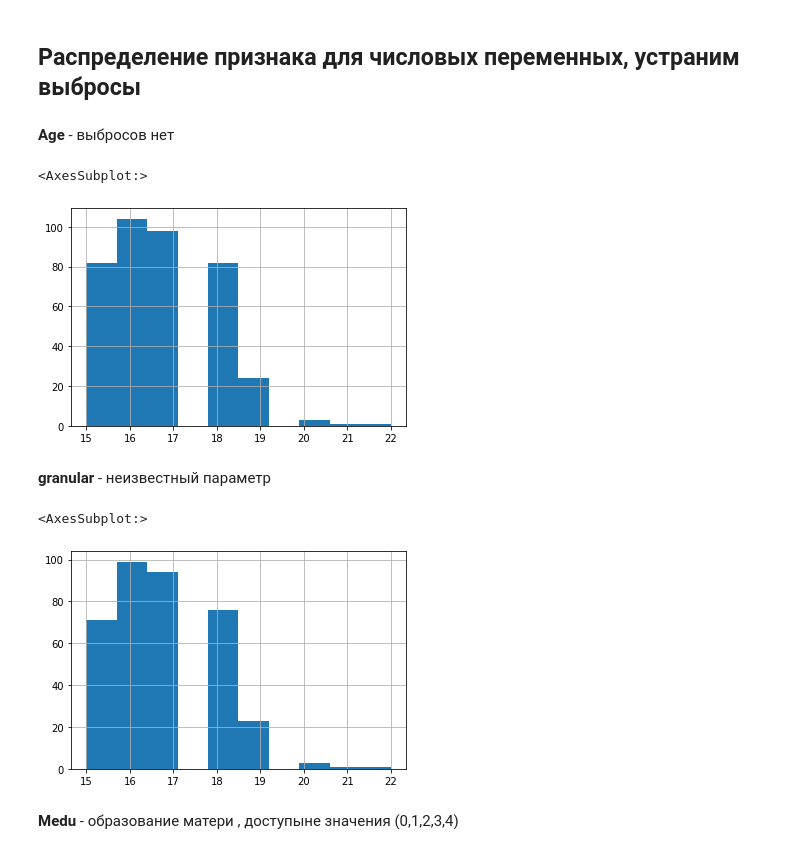
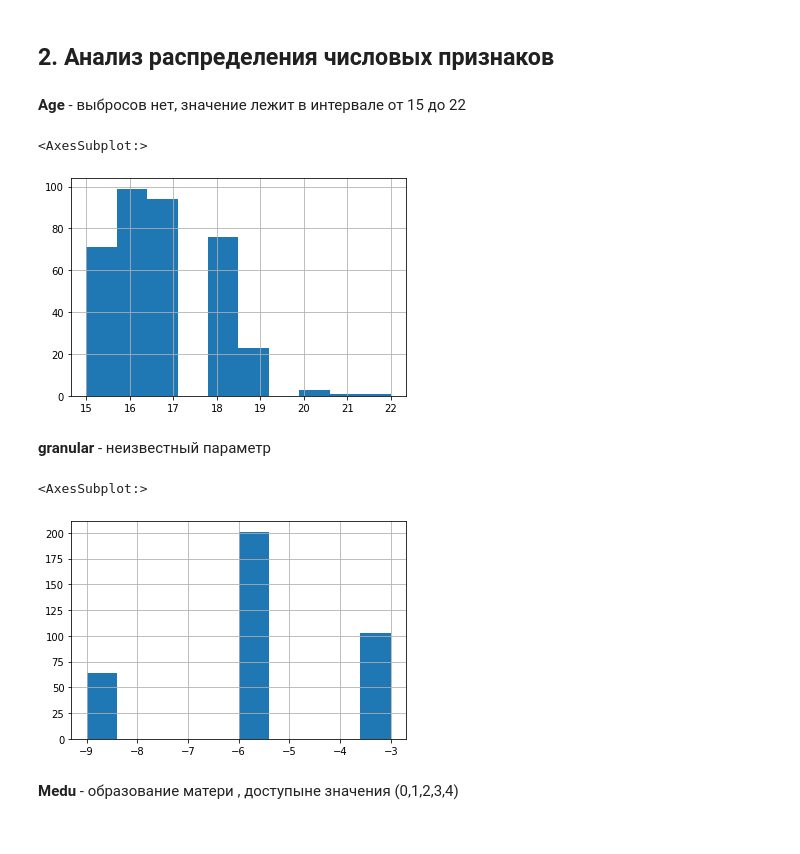
Before and after one commit to daimond025/skillFactory, a Jupyter notebook: module_2/module_2.ipynb, the cells around one changed output. Drawn from its saved outputs; the diff is of its cells as text; code cells hidden in the pictures.

```diff
--- a/module_2/module_2.ipynb
+++ b/module_2/module_2.ipynb
@@ -111,26 +127,25 @@ def outliersData(data, column):
 # %%
-student = pd.read_csv("C:/study/skillFactory/module_2/stud_math.xls")
+student = pd.read_csv("stud_math.xls")
 #  неизвестный столбец - лишнеи данные не помешают
 student.rename(columns={'studytime, granular': 'granular'}, inplace=True)
-student['granular'] = student['granular'] * (-1)
-# %% [markdown]
-## Распределение признака для числовых переменных, устраним выбросы
+# %% [markdown]
+##  2. Анализ распределения  числовых  признаков
 # %% [markdown]
-**Age** - выбросов нет
+**Age** - выбросов нет, значение лежит в интервале от 15 до 22
 # %%
 student = permitPositivValue(student, 'age')
 student['age'].hist()
 # %% [output]
 <AxesSubplot:>
-[figure, old version]
+[figure, new version]
 # %% [markdown]
 **granular** - неизвестный параметр
 # %%
 student = ordanaryValidValue(student, 'granular', needOutliersData=True)
-student['age'].hist()
+student['granular'].hist()
 # %% [output]
 <AxesSubplot:>
-[figure, old version]
+[figure, new version]
 # %% [markdown]
 **Medu** - образование матери , доступыне значения (0,1,2,3,4)
 # %%
```
Also changed, not shown: parts of 26 cells of this notebook, 3 other files.
